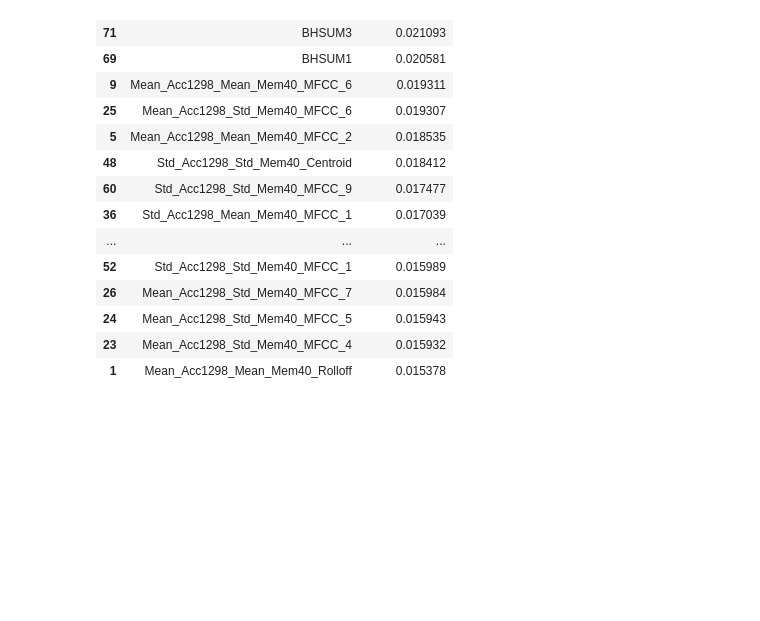
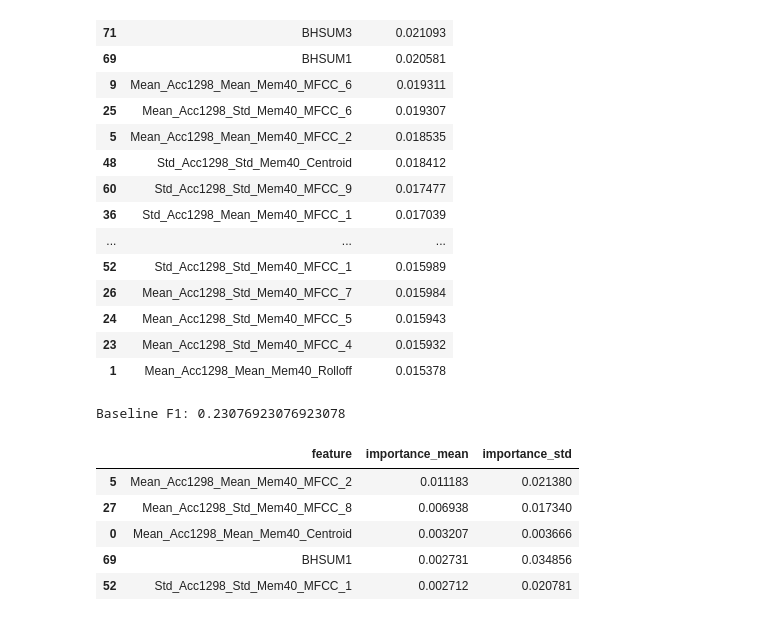
Before and after one commit to bayalams/multilabel-emotion-classification, a Jupyter notebook: 04_feature-engineering.ipynb, the cells around one changed output. Saved outputs shown, nothing was run; the diff lists cells and outputs as text; code cells hidden in the pictures; blank space fills up the shorter version.

Commit message:
Performed Mutual Information and Permutation Importance to find out which features are heavier in classifying the class happy-pleased

```diff
--- a/04_feature-engineering.ipynb
+++ b/04_feature-engineering.ipynb
@@ -167,0 +190,30 @@ perm = permutation_importance(
+# %%
+# baseline
+baseline_pred = rf_fold.predict(X_fold_val)
+baseline_f1 = f1_score(y_fold_val, baseline_pred)
+
+print("Baseline F1:", baseline_f1)
+# %% [output]
+Baseline F1: 0.23076923076923078
+# %%
+# combining the folds
+
+all_importances = np.array(all_importances)
+
+perm_df = pd.DataFrame({
+    'feature': X_train.columns,
+    'importance_mean': all_importances.mean(axis=0),
+    'importance_std':  all_importances.std(axis=0)
+}).sort_values(
+    'importance_mean',
+    ascending=False
+)
+
+perm_df.head()
+# %% [output]
+|  | feature | importance_mean | importance_std |
+| 5 | Mean_Acc1298_Mean_Mem40_MFCC_2 | 0.011183 | 0.021380 |
+| 27 | Mean_Acc1298_Std_Mem40_MFCC_8 | 0.006938 | 0.017340 |
+| 0 | Mean_Acc1298_Mean_Mem40_Centroid | 0.003207 | 0.003666 |
+| 69 | BHSUM1 | 0.002731 | 0.034856 |
+| 52 | Std_Acc1298_Std_Mem40_MFCC_1 | 0.002712 | 0.020781 |
```
Also changed, not shown: parts of 2 cells of this notebook.
